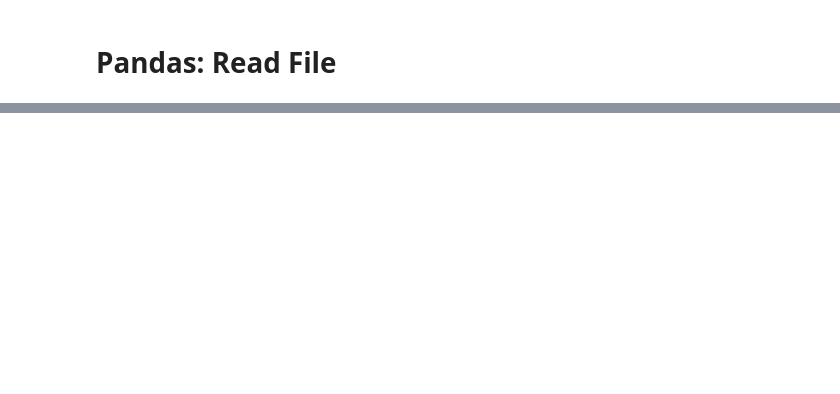
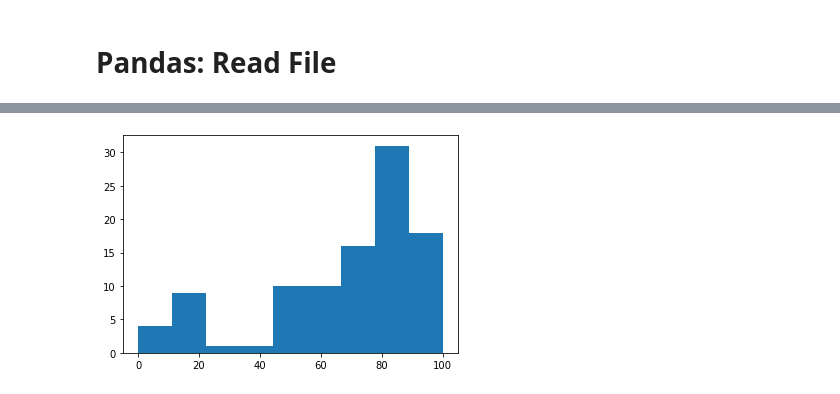
Before and after one commit to sntshred/DataScience, a Jupyter notebook: Operators.ipynb, the cells around one changed output, grey strips where cells are left out. Saved outputs shown, nothing was run; the diff lists cells and outputs as text; code cells hidden in the pictures; blank space fills up the shorter version.

```diff
--- a/Operators.ipynb
+++ b/Operators.ipynb
@@ -249,0 +889,5 @@ ImportError: Missing optional dependency 'xlrd'. Install xlrd >= 1.0.0 for Excel
+# %%
+plt.hist(x='Overall Marks',data=df_histo_table,bins=9)
+plt.show()
+# %% [output]
+[figure, added]
```
Also changed, not shown: parts of 90 cells of this notebook.
